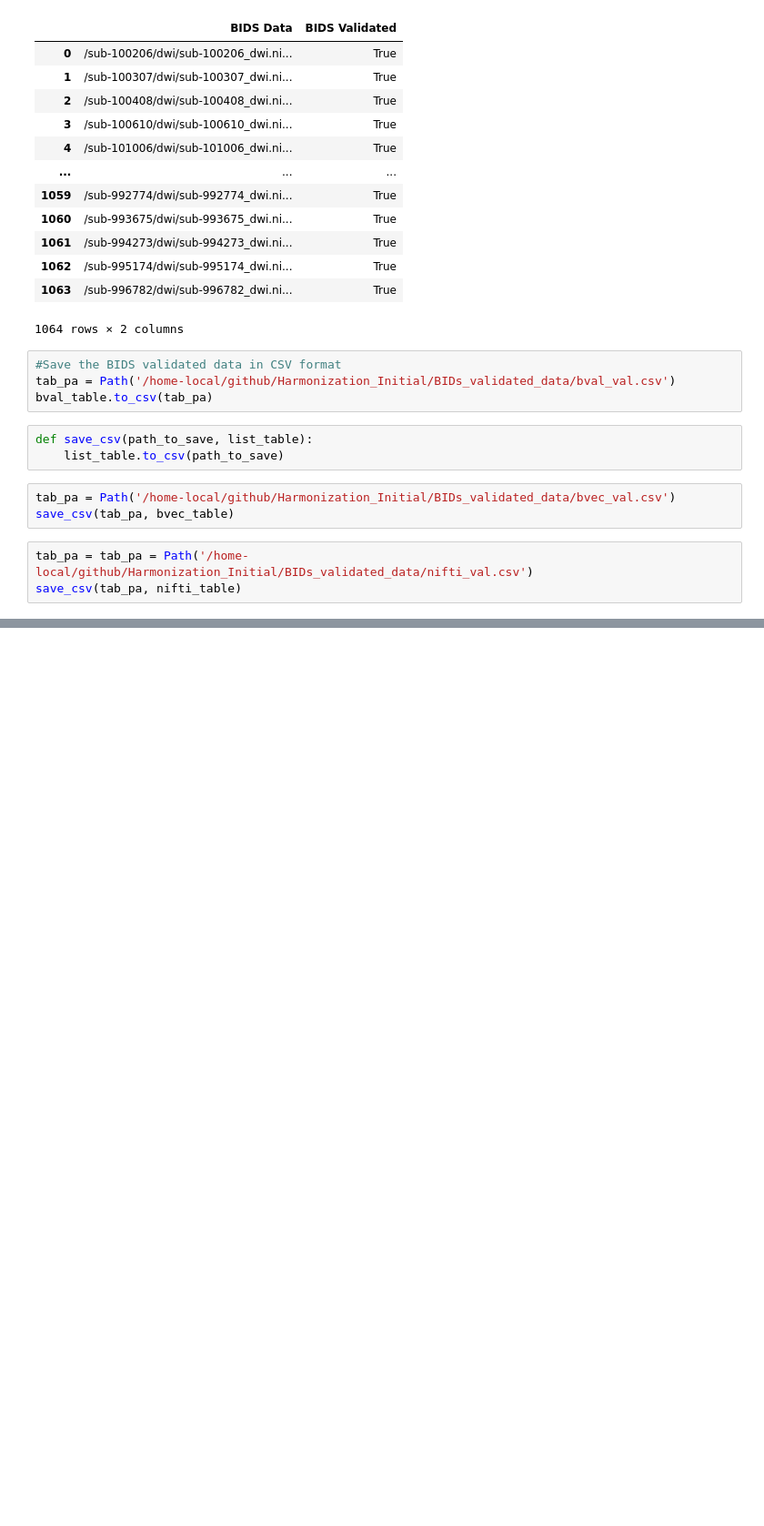
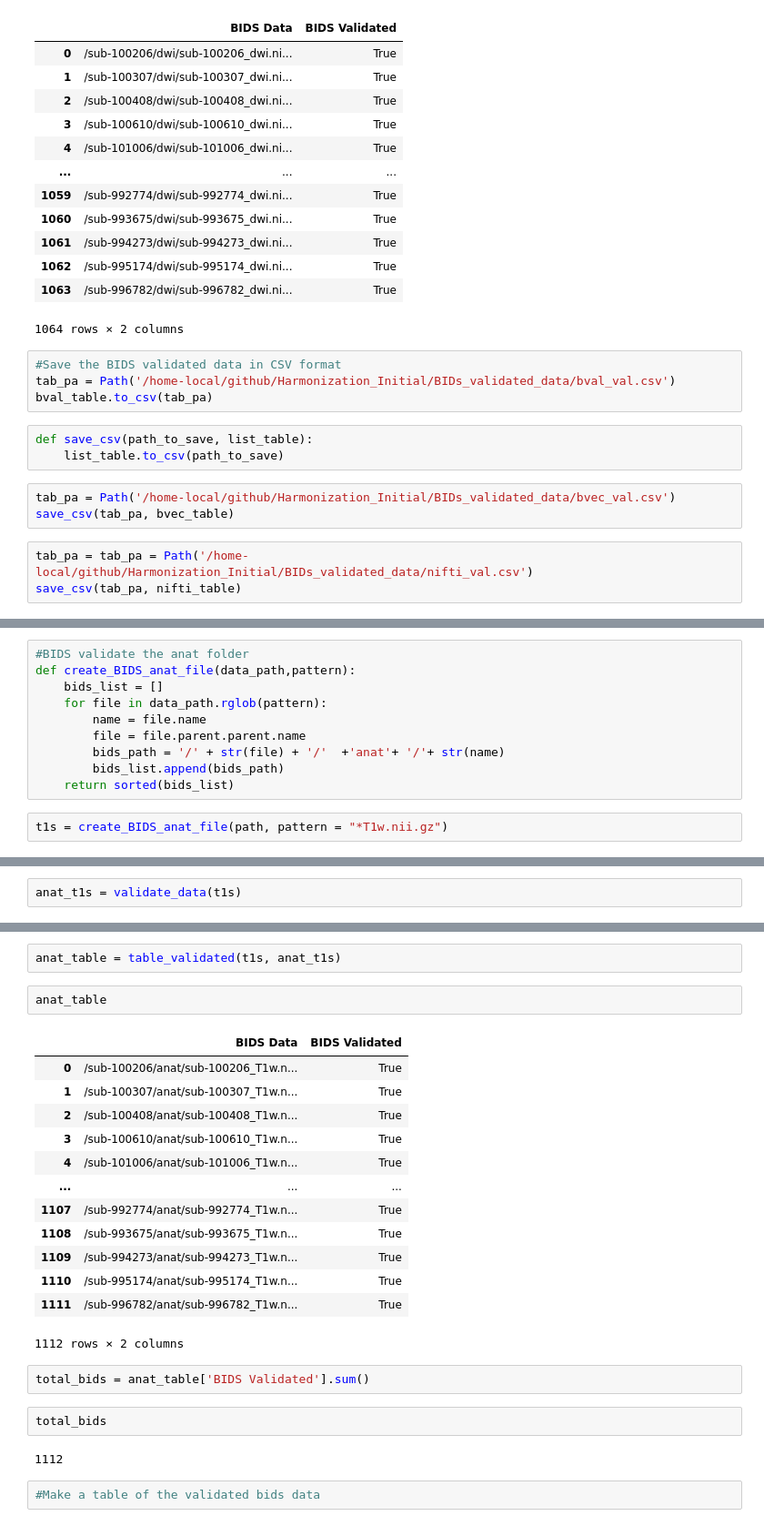
Before and after one commit to MASILab/Harmonization_Initial, a Jupyter notebook: BIDSValidator.ipynb, the cells around one changed output, grey strips where cells are left out. Shown at 91% size. Saved outputs shown, nothing was run; the diff lists cells and outputs as text; blank space fills up the shorter version.

Commit message:
BIDS validated T1s

```diff
--- a/BIDSValidator.ipynb
+++ b/BIDSValidator.ipynb
@@ -127,0 +126,12 @@ save_csv(tab_pa, nifti_table)
+# %%
+#BIDS validate the anat folder
+def create_BIDS_anat_file(data_path,pattern):
+    bids_list = []
+    for file in data_path.rglob(pattern):
+        name = file.name
+        file = file.parent.parent.name
+        bids_path = '/' + str(file) + '/'  +'anat'+ '/'+ str(name)
+        bids_list.append(bids_path)
+    return sorted(bids_list)
+# %%
+t1s = create_BIDS_anat_file(path, pattern = "*T1w.nii.gz")
@@ -127,0 +142,2 @@ save_csv(tab_pa, nifti_table)
+# %%
+anat_t1s = validate_data(t1s)
@@ -127,0 +163,26 @@ save_csv(tab_pa, nifti_table)
+# %%
+anat_table = table_validated(t1s, anat_t1s)
+# %%
+anat_table
+# %% [output]
+|  | BIDS Data | BIDS Validated |
+| 0 | /sub-100206/anat/sub-100206_T1w.n... | True |
+| 1 | /sub-100307/anat/sub-100307_T1w.n... | True |
+| 2 | /sub-100408/anat/sub-100408_T1w.n... | True |
+| 3 | /sub-100610/anat/sub-100610_T1w.n... | True |
+| 4 | /sub-101006/anat/sub-101006_T1w.n... | True |
+| ... | ... | ... |
+| 1107 | /sub-992774/anat/sub-992774_T1w.n... | True |
+| 1108 | /sub-993675/anat/sub-993675_T1w.n... | True |
+| 1109 | /sub-994273/anat/sub-994273_T1w.n... | True |
+| 1110 | /sub-995174/anat/sub-995174_T1w.n... | True |
+| 1111 | /sub-996782/anat/sub-996782_T1w.n... | True |
+1112 rows × 2 columns
+# %%
+total_bids = anat_table['BIDS Validated'].sum()
+# %%
+total_bids
+# %% [output]
+1112
+# %%
+#Make a table of the validated bids data
```
Also changed, not shown: parts of 3 cells of this notebook, 1 other file.
